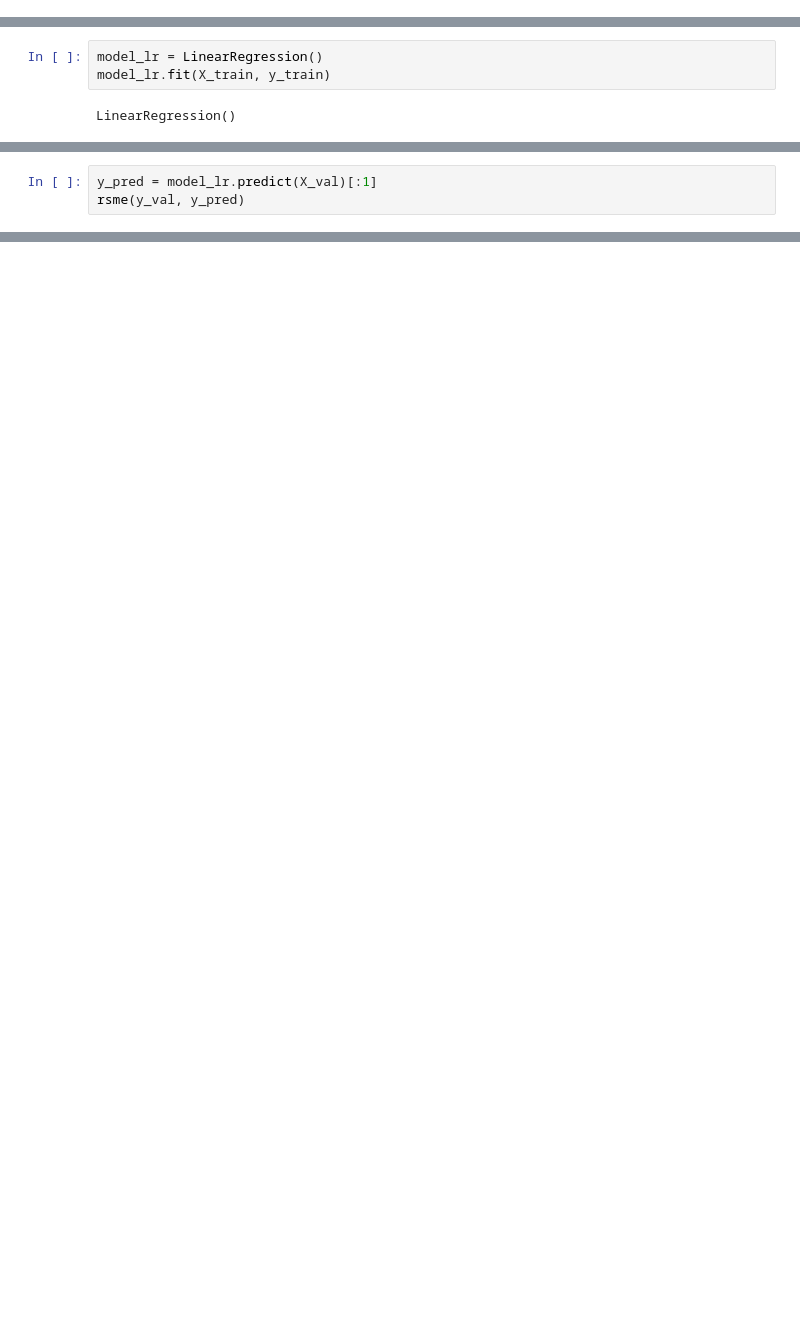
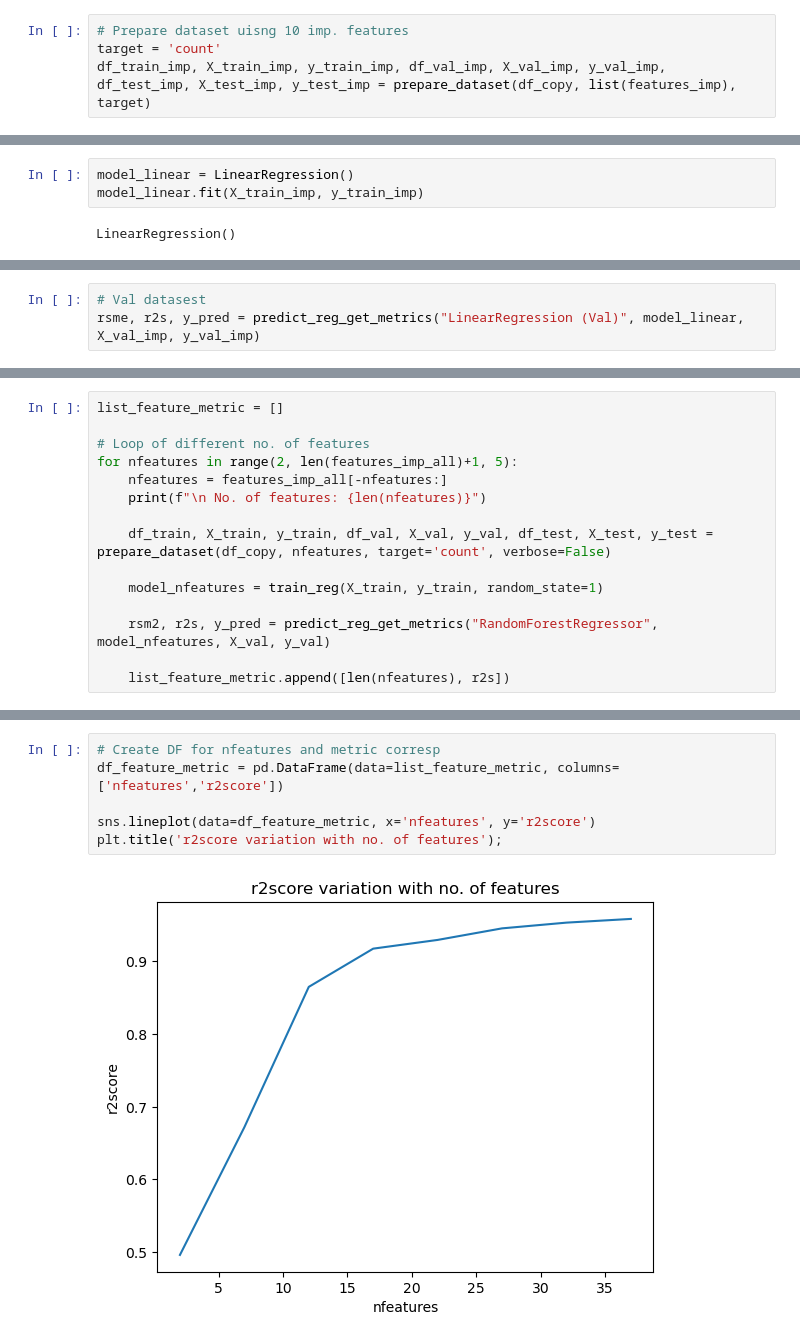
Before and after one commit to tummala-hareesh/ml_zoomcamp_ht, a Jupyter notebook: ipynb/midterm_project/notebook_midterm_project.ipynb, the cells around one changed output, grey strips where cells are left out. Drawn from its saved outputs; the diff is of its cells as text; blank space fills up the shorter version.

```diff
--- a/ipynb/midterm_project/notebook_midterm_project.ipynb
+++ b/ipynb/midterm_project/notebook_midterm_project.ipynb
@@ -529,0 +732,4 @@ from sklearn.metrics import r2_score, mean_squared_error
+# %%
+# Prepare dataset uisng 10 imp. features
+target = 'count'
+df_train_imp, X_train_imp, y_train_imp, df_val_imp, X_val_imp, y_val_imp, df_test_imp, X_test_imp, y_test_imp = prepare_dataset(df_copy, list(features_imp), target)
@@ -530,5 +744,5 @@ from sklearn.metrics import r2_score, mean_squared_error
 # %%
-model_lr = LinearRegression()
-model_lr.fit(X_train, y_train)
+model_linear = LinearRegression()
+model_linear.fit(X_train_imp, y_train_imp)
 # %% [output]
 LinearRegression()
@@ -542,4 +759,4 @@ def rsme(y, y_pred):
 # %%
-y_pred = model_lr.predict(X_val)[:1]
-rsme(y_val, y_pred)
+# Val datasest
+rsme, r2s, y_pred = predict_reg_get_metrics("LinearRegression (Val)", model_linear, X_val_imp, y_val_imp)
 # %% [output]
@@ -558,0 +890,15 @@ rsme(y_val, y_pred)
+# %%
+list_feature_metric = []
+
+# Loop of different no. of features
+for nfeatures in range(2, len(features_imp_all)+1, 5):
+    nfeatures = features_imp_all[-nfeatures:]
+    print(f"\n No. of features: {len(nfeatures)}")
+
+    df_train, X_train, y_train, df_val, X_val, y_val, df_test, X_test, y_test = prepare_dataset(df_copy, nfeatures, target='count', verbose=False)
+
+    model_nfeatures = train_reg(X_train, y_train, random_state=1)
+
+    rsm2, r2s, y_pred = predict_reg_get_metrics("RandomForestRegressor", model_nfeatures, X_val, y_val)
+
+    list_feature_metric.append([len(nfeatures), r2s])
@@ -558,0 +925,8 @@ rsme(y_val, y_pred)
+# %%
+# Create DF for nfeatures and metric corresp
+df_feature_metric = pd.DataFrame(data=list_feature_metric, columns=['nfeatures','r2score'])
+
+sns.lineplot(data=df_feature_metric, x='nfeatures', y='r2score')
+plt.title('r2score variation with no. of features');
+# %% [output]
+[figure, added]
```
Also changed, not shown: parts of 111 cells of this notebook, 5 other files.
